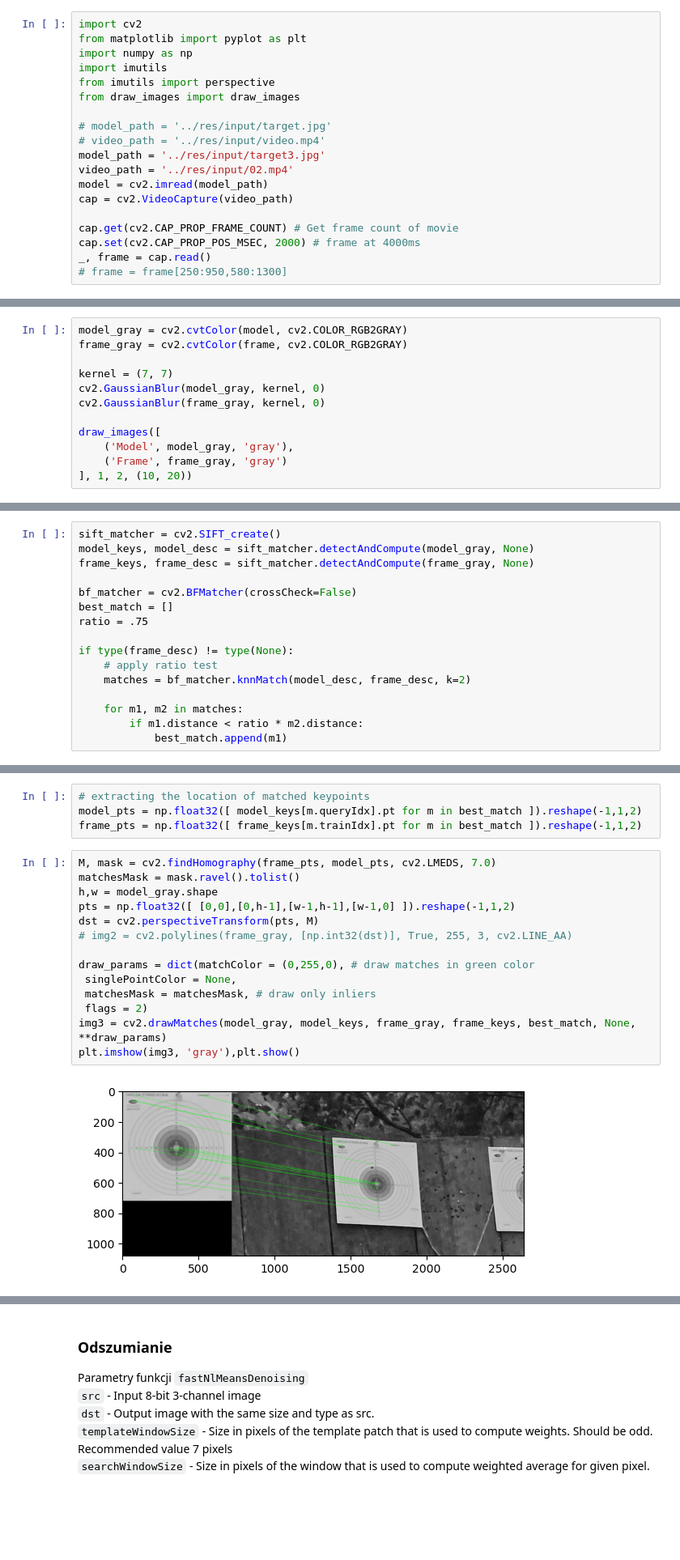
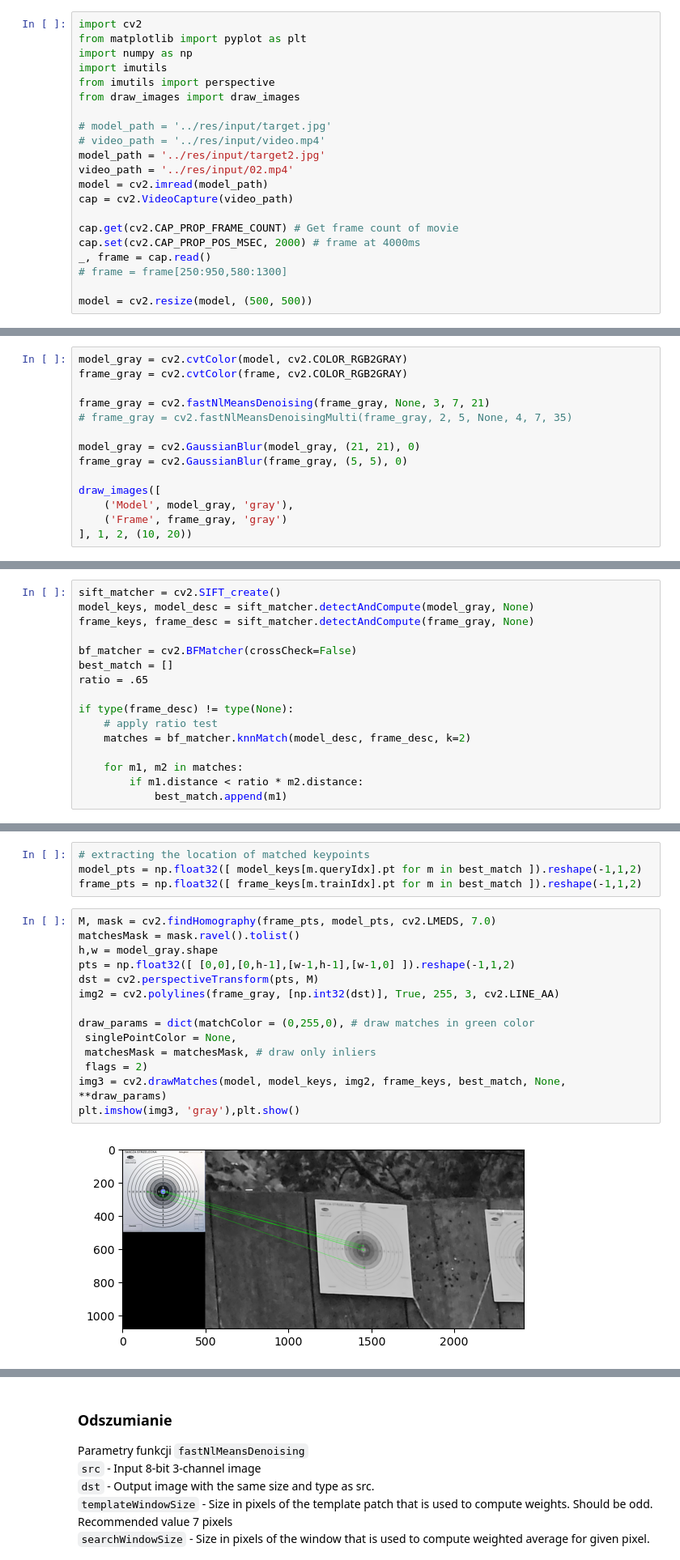
Before and after one commit to szymonb95/target-score-detector, a Jupyter notebook: jupyter_space/Images.ipynb, the cells around one changed output, grey strips where cells are left out. Shown at 81% size. Drawn from its saved outputs; the diff is of its cells as text; blank space fills up the shorter version.

```diff
--- a/jupyter_space/Images.ipynb
+++ b/jupyter_space/Images.ipynb
@@ -10,7 +10,7 @@ from draw_images import draw_images
 
 # model_path = '../res/input/target.jpg'
 # video_path = '../res/input/video.mp4'
-model_path = '../res/input/target3.jpg'
+model_path = '../res/input/target2.jpg'
 video_path = '../res/input/02.mp4'
 model = cv2.imread(model_path)
 cap = cv2.VideoCapture(video_path)
@@ -19,6 +19,8 @@ cap.get(cv2.CAP_PROP_FRAME_COUNT) # Get frame count of movie
 cap.set(cv2.CAP_PROP_POS_MSEC, 2000) # frame at 4000ms
 _, frame = cap.read()
 # frame = frame[250:950,580:1300]
+
+model = cv2.resize(model, (500, 500))
 # %%
 draw_images([
     ('Model', cv2.cvtColor(model, cv2.COLOR_BGR2RGB), None),
@@ -32,9 +34,11 @@ draw_images([
 model_gray = cv2.cvtColor(model, cv2.COLOR_RGB2GRAY)
 frame_gray = cv2.cvtColor(frame, cv2.COLOR_RGB2GRAY)
 
-kernel = (7, 7)
-cv2.GaussianBlur(model_gray, kernel, 0)
-cv2.GaussianBlur(frame_gray, kernel, 0)
+frame_gray = cv2.fastNlMeansDenoising(frame_gray, None, 3, 7, 21)
+# frame_gray = cv2.fastNlMeansDenoisingMulti(frame_gray, 2, 5, None, 4, 7, 35)
+
+model_gray = cv2.GaussianBlur(model_gray, (21, 21), 0)
+frame_gray = cv2.GaussianBlur(frame_gray, (5, 5), 0)
 
 draw_images([
     ('Model', model_gray, 'gray'),
@@ -51,7 +55,7 @@ frame_keys, frame_desc = sift_matcher.detectAndCompute(frame_gray, None)
 
 bf_matcher = cv2.BFMatcher(crossCheck=False)
 best_match = []
-ratio = .75
+ratio = .65
 
 if type(frame_desc) != type(None):
     # apply ratio test
@@ -73,19 +84,19 @@ frame_pts = np.float32([ frame_keys[m.trainIdx].pt for m in best_match ]).reshap
 # %%
 M, mask = cv2.findHomography(frame_pts, model_pts, cv2.LMEDS, 7.0)
 matchesMask = mask.ravel().tolist()
 h,w = model_gray.shape
 pts = np.float32([ [0,0],[0,h-1],[w-1,h-1],[w-1,0] ]).reshape(-1,1,2)
 dst = cv2.perspectiveTransform(pts, M)
-# img2 = cv2.polylines(frame_gray, [np.int32(dst)], True, 255, 3, cv2.LINE_AA)
+img2 = cv2.polylines(frame_gray, [np.int32(dst)], True, 255, 3, cv2.LINE_AA)
 
 draw_params = dict(matchColor = (0,255,0), # draw matches in green color
  singlePointColor = None,
  matchesMask = matchesMask, # draw only inliers
  flags = 2)
-img3 = cv2.drawMatches(model_gray, model_keys, frame_gray, frame_keys, best_match, None, **draw_params)
+img3 = cv2.drawMatches(model, model_keys, img2, frame_keys, best_match, None, **draw_params)
 plt.imshow(img3, 'gray'),plt.show()
 # %% [output]
-[figure, old version]
+[figure, new version]
 (<matplotlib.image.AxesImage at 0x...>, None)
 # %%
 warped_frame_gray = cv2.warpPerspective(frame_gray, M, (w, h))
```
Also changed, not shown: parts of 7 cells of this notebook, 4 other files.
